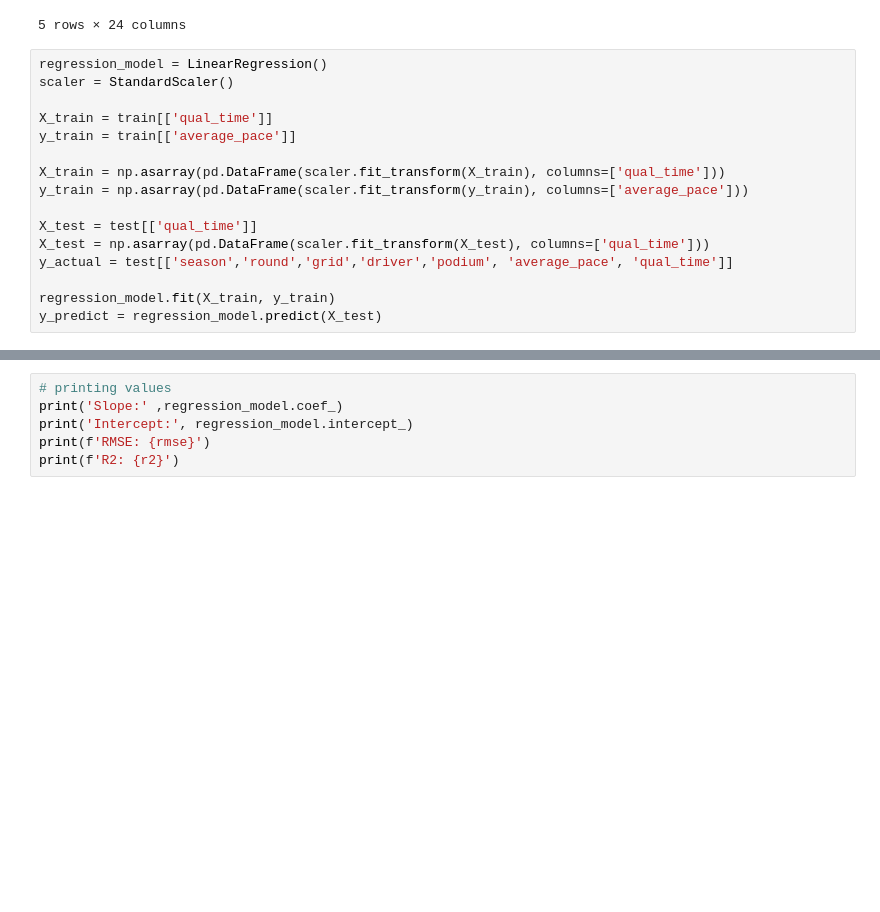
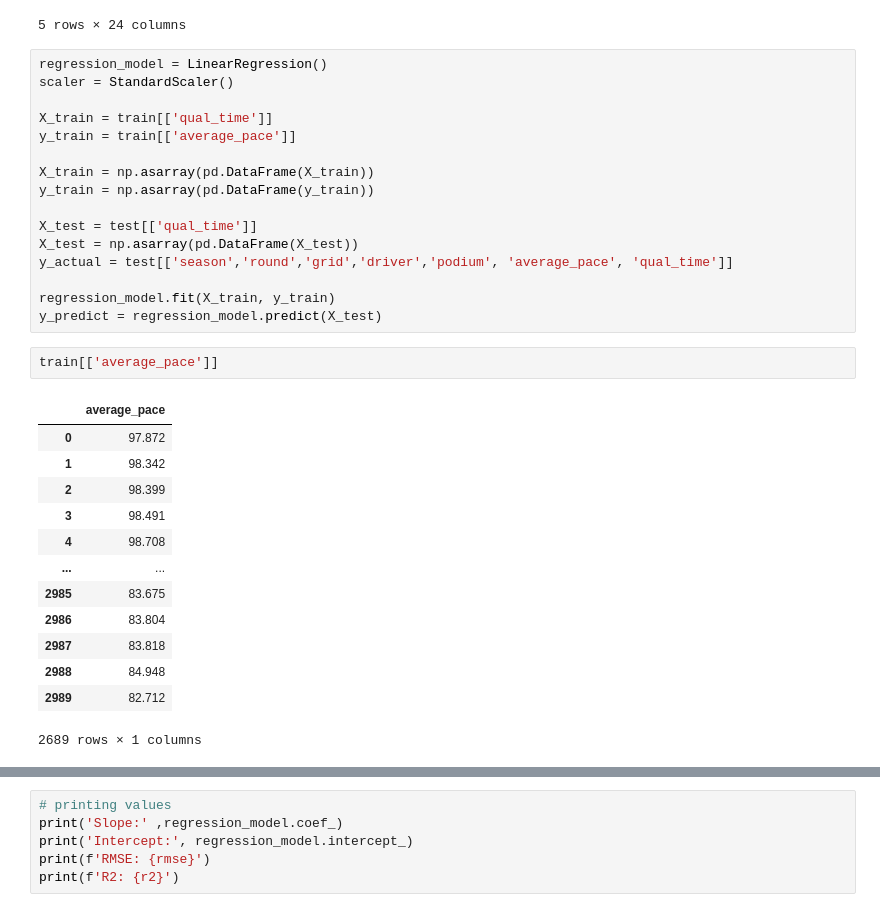
Before and after one commit to ollyjc99/f1-analytics, a Jupyter notebook: data modelling/Linear-Regression.ipynb, the cells around one changed output, grey strips where cells are left out. Drawn from its saved outputs; the diff is of its cells as text; blank space fills up the shorter version.

```diff
--- a/data modelling/Linear-Regression.ipynb
+++ b/data modelling/Linear-Regression.ipynb
@@ -46,15 +46,31 @@ scaler = StandardScaler()
 X_train = train[['qual_time']]
 y_train = train[['average_pace']]
 
-X_train = np.asarray(pd.DataFrame(scaler.fit_transform(X_train), columns=['qual_time']))
-y_train = np.asarray(pd.DataFrame(scaler.fit_transform(y_train), columns=['average_pace']))
+X_train = np.asarray(pd.DataFrame(X_train))
+y_train = np.asarray(pd.DataFrame(y_train))
 
 X_test = test[['qual_time']]
-X_test = np.asarray(pd.DataFrame(scaler.fit_transform(X_test), columns=['qual_time']))
+X_test = np.asarray(pd.DataFrame(X_test))
 y_actual = test[['season','round','grid','driver','podium', 'average_pace', 'qual_time']]
 
 regression_model.fit(X_train, y_train)
 y_predict = regression_model.predict(X_test)
+# %%
+train[['average_pace']]
+# %% [output]
+|  | average_pace |
+| 0 | 97.872 |
+| 1 | 98.342 |
+| 2 | 98.399 |
+| 3 | 98.491 |
+| 4 | 98.708 |
+| ... | ... |
+| 2985 | 83.675 |
+| 2986 | 83.804 |
+| 2987 | 83.818 |
+| 2988 | 84.948 |
+| 2989 | 82.712 |
+2689 rows × 1 columns
 # %%
 # predicted values
 
```
Also changed, not shown: parts of 3 cells of this notebook.
